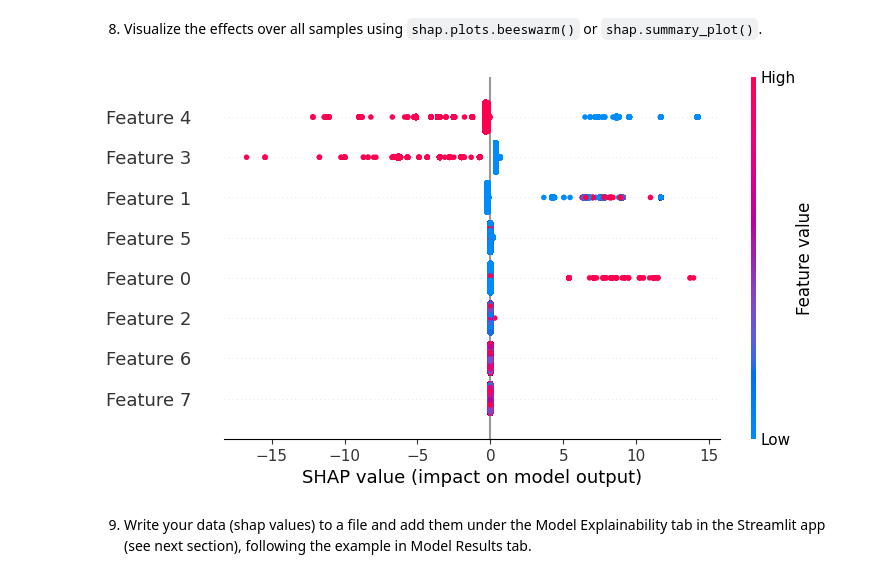
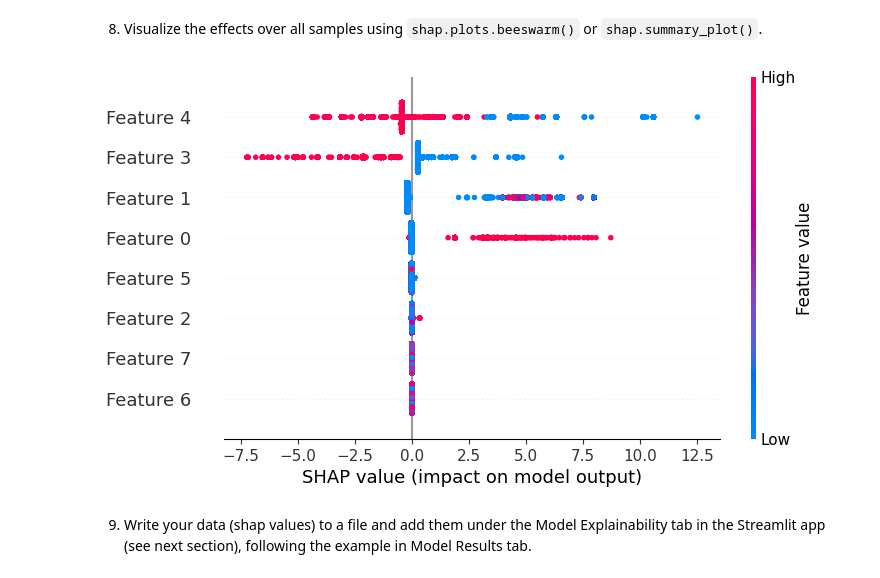
Before and after one commit to MonuSingh16/mle-work, a Jupyter notebook: assignments/week-06-supervised-ml/nb/electronics-purchase-prediction.ipynb, the cells around one changed output. Saved outputs shown, nothing was run; the diff lists cells and outputs as text; code cells hidden in the pictures.

```diff
--- a/assignments/week-06-supervised-ml/nb/electronics-purchase-prediction.ipynb
+++ b/assignments/week-06-supervised-ml/nb/electronics-purchase-prediction.ipynb
@@ -281,6 +282,6 @@ X_test_reduced = test_df_reduced.drop(columns='Purchase').values # YOUR CODE HER
 # %%
 from sklearn.preprocessing import MinMaxScaler
 
-scaler = MinMaxScaler() # YOUR CODE HERE
-X_train_reduced = scaler.fit_transform(X_train_reduced) # YOUR CODE HERE
-X_test_reduced = scaler.fit_transform(X_test_reduced) # YOUR CODE HERE
+scaler = MinMaxScaler().fit(X_train_reduced) # YOUR CODE HERE
+X_train_reduced = scaler.transform(X_train_reduced) # YOUR CODE HERE
+X_test_reduced = scaler.transform(X_test_reduced) # YOUR CODE HERE
@@ -341,7 +351,7 @@ confusion matrix:
     Again, remember to account for the class imbalance.
 # %%
 %%time
-svm_model = LinearSVC(random_state=42) # YOUR CODE HERE
+svm_model = LinearSVC(class_weight='balanced', random_state=42) # YOUR CODE HERE
 svm_model.fit(X_train_reduced, y_train)
 svm_pred = svm_model.predict(X_test_reduced)
 # %% [output]
@@ -443,7 +463,6 @@ assert X_test_reduced_subset.shape == (subset_size, 8)
 # %%
 %%time
 import shap
-explainer = shap.Explainer(gbt_model, X_train_reduced)
-shap_values = explainer(X_test_reduced_subset)
-# YOUR CODE HERE
+explainer = shap.Explainer(gbt_model) # Make explainer for GBT MODEL
+shap_values = explainer.shap_values(X_test_reduced_subset) # explain X_test set
 # %% [output]
@@ -478,8 +501,8 @@ for col in range(len(train_df_reduced.columns)):
 8. Visualize the effects over all samples using `shap.plots.beeswarm()` or `shap.summary_plot()`.
 # %%
 # YOUR CODE HERE
-shap.plots.beeswarm(shap_values)
+shap.plots.beeswarm(explainer(X_test_reduced))
 # %% [output]
-[figure, old version]
+[figure, new version]
 # %% [markdown]
 9. Write your data (shap values) to a file and add them under the Model Explainability tab in the Streamlit app (see next section), following the example in Model Results tab.
```
Also changed, not shown: parts of 25 cells of this notebook, 15 other files.
